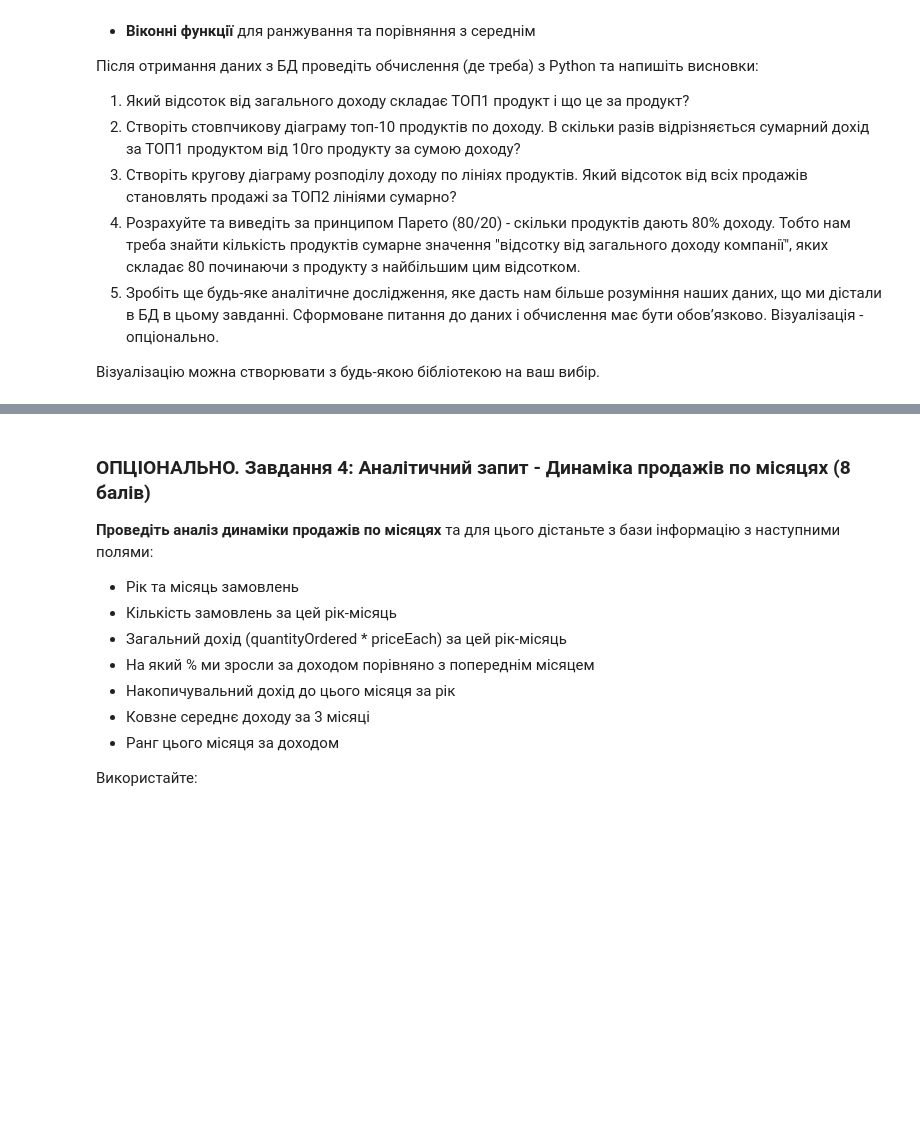
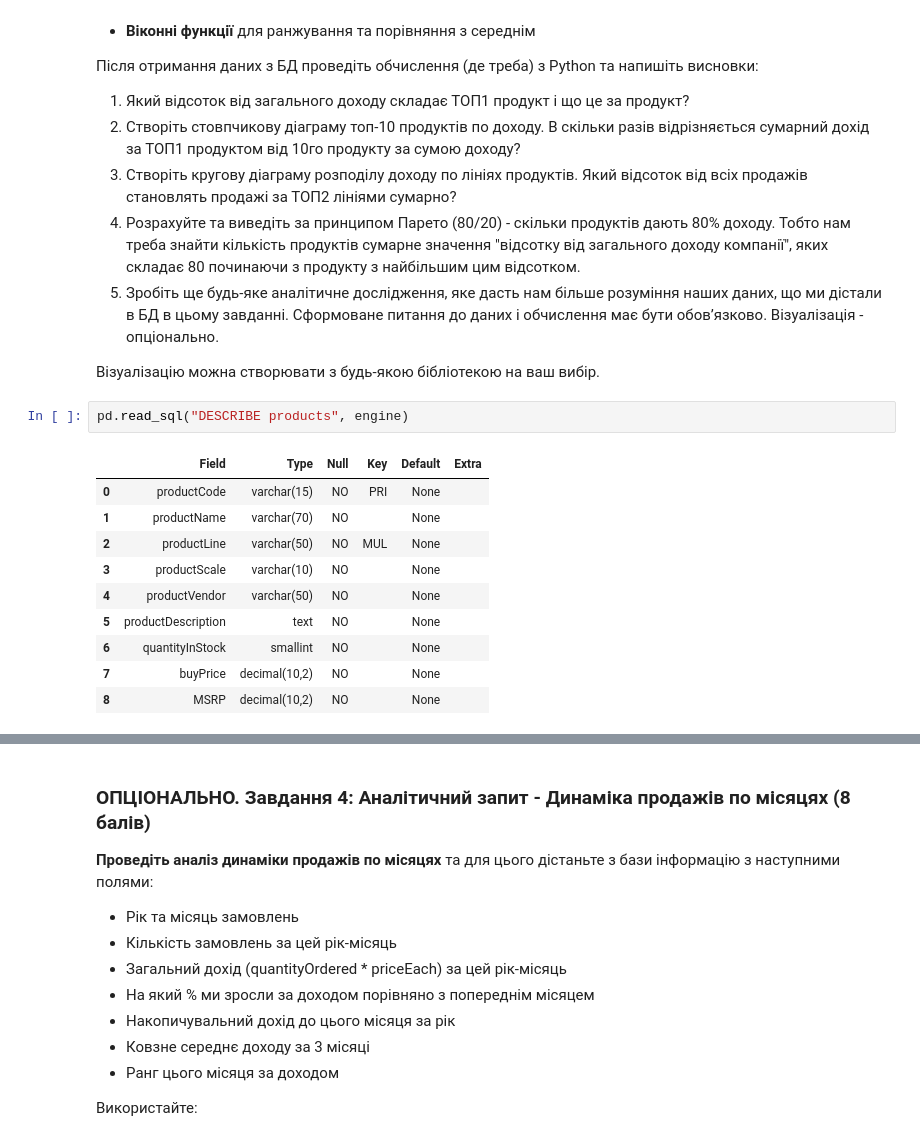
Before and after one commit to OlenaBabko/DataAnalytics_DataLovesAcademy, a Jupyter notebook: modul_12_Python integration with DB and API_ETL processes_Transactions/hw/HW_12_1_Python_integration_with_SQL.ipynb, the cells around one changed output, grey strips where cells are left out. Saved outputs shown, nothing was run; the diff lists cells and outputs as text; blank space fills up the shorter version.

Commit message:
hw1 Python integration with SQL (tasks 3 only  product_profitability SQL part)

```diff
--- a/modul_12_Python integration with DB and API_ETL processes_Transactions/hw/HW_12_1_Python_integration_with_SQL.ipynb
+++ b/modul_12_Python integration with DB and API_ETL processes_Transactions/hw/HW_12_1_Python_integration_with_SQL.ipynb
@@ -428,3 +442,16 @@ pd.read_sql("DESCRIBE orderdetails", engine)
 5. Зробіть ще будь-яке аналітичне дослідження, яке дасть нам більше розуміння наших даних, що ми дістали в БД в цьому завданні. Сформоване питання до даних і обчислення має бути обовʼязково. Візуалізація - опціонально.
 
 Візуалізацію можна створювати з будь-якою бібліотекою на ваш вибір.
+# %%
+pd.read_sql("DESCRIBE products", engine)
+# %% [output]
+|  | Field | Type | Null | Key | Default | Extra |
+| 0 | productCode | varchar(15) | NO | PRI | None |  |
+| 1 | productName | varchar(70) | NO |  | None |  |
+| 2 | productLine | varchar(50) | NO | MUL | None |  |
+| 3 | productScale | varchar(10) | NO |  | None |  |
+| 4 | productVendor | varchar(50) | NO |  | None |  |
+| 5 | productDescription | text | NO |  | None |  |
+| 6 | quantityInStock | smallint | NO |  | None |  |
+| 7 | buyPrice | decimal(10,2) | NO |  | None |  |
+| 8 | MSRP | decimal(10,2) | NO |  | None |  |
```
Also changed, not shown: parts of 6 cells of this notebook.
